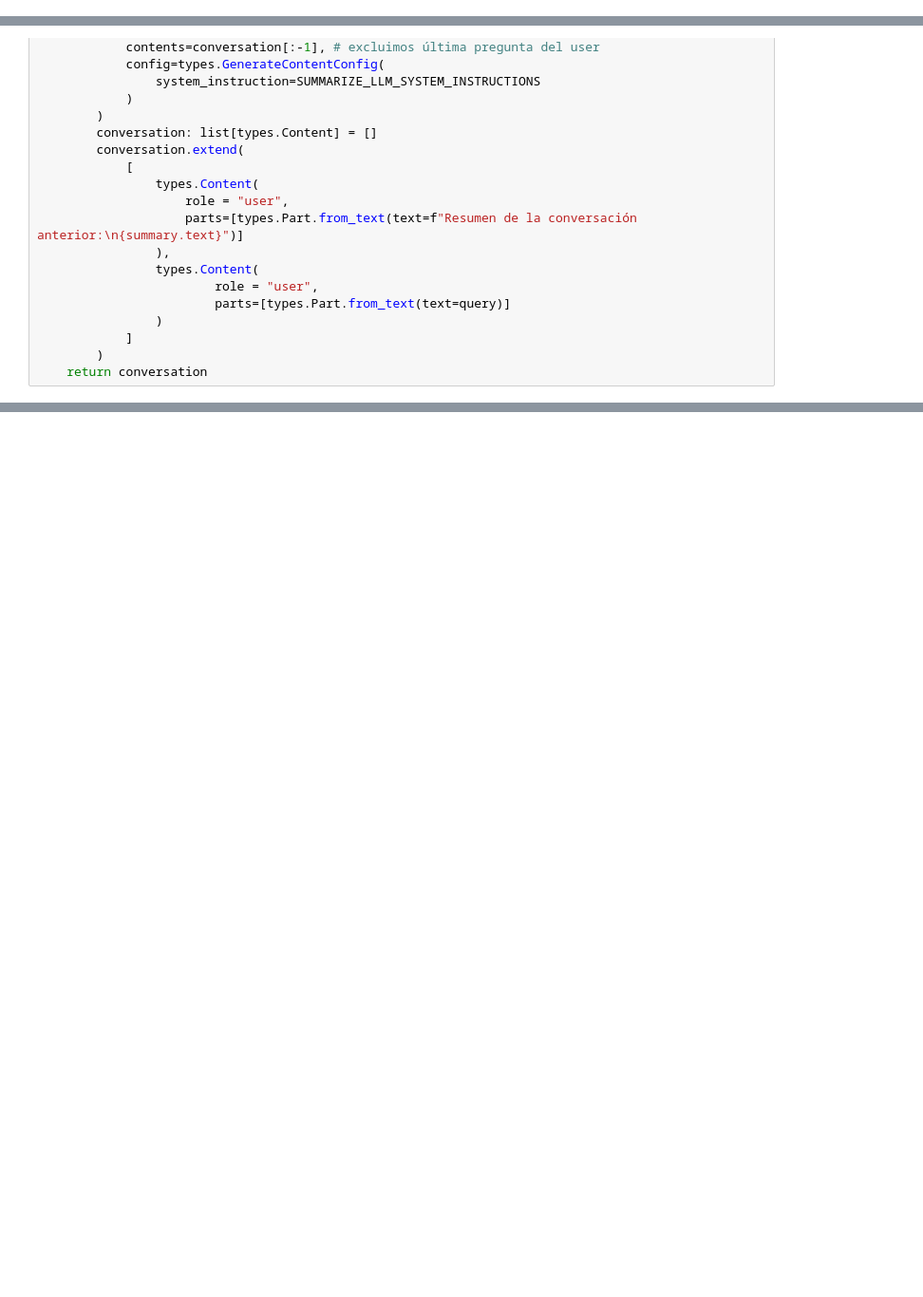
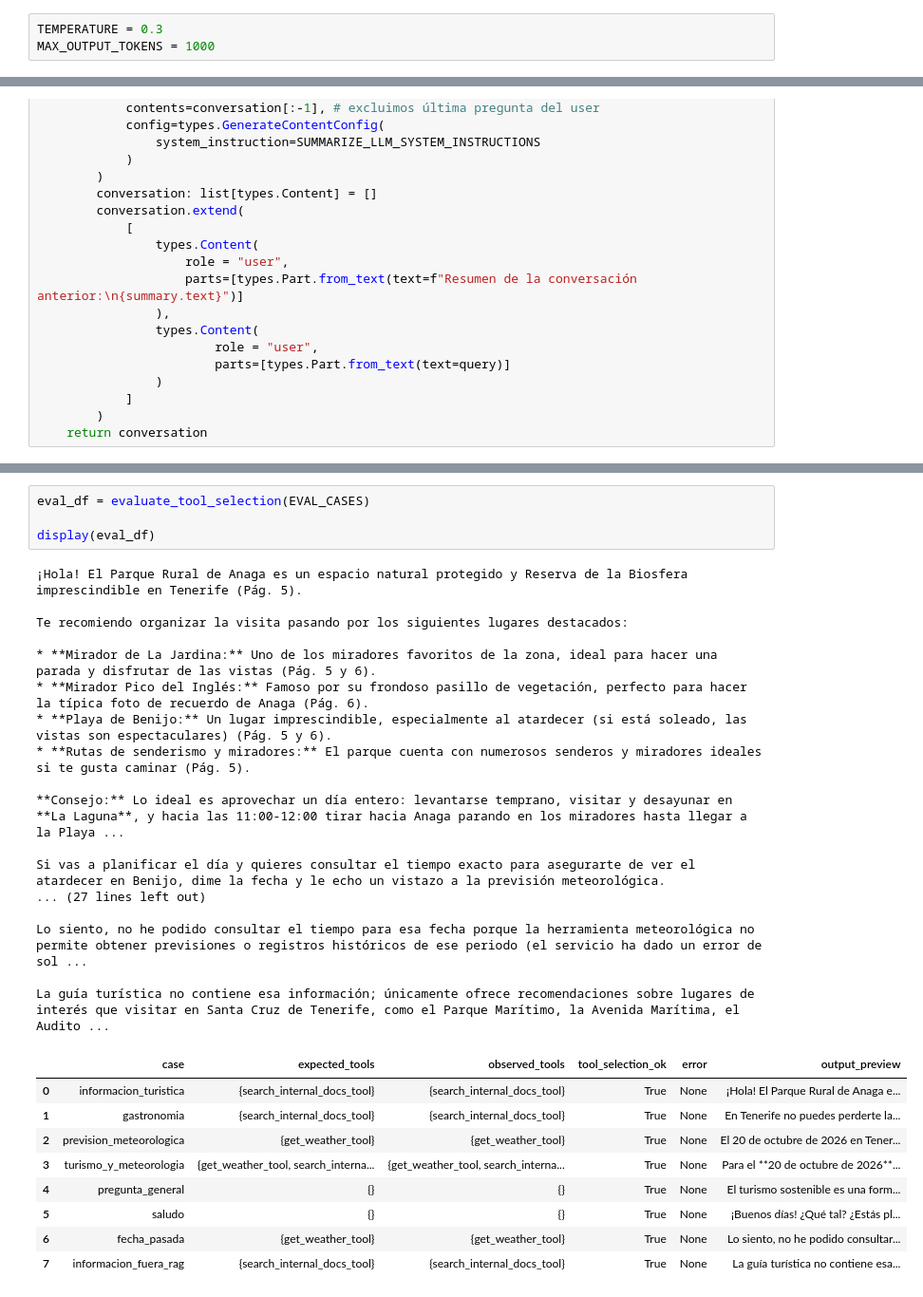
Before and after one commit to vgonzf04/pontia-llm-entrega-final, a Jupyter notebook: asistente_llm.ipynb, the cells around one changed output, grey strips where cells are left out. Shown at 95% size. Drawn from its saved outputs; the diff is of its cells as text; blank space fills up the shorter version.

Commit message:
evaluación + tool calling manual

```diff
--- a/asistente_llm.ipynb
+++ b/asistente_llm.ipynb
@@ -422,3 +458,6 @@ SUMMARIZE_LLM_SYSTEM_INSTRUCTIONS = """
+# %%
+TEMPERATURE = 0.3
+MAX_OUTPUT_TOKENS = 1000
 # %% [markdown]
 ## Control de historial
 # %%
@@ -548,0 +846,31 @@ for x in tool_logs:
+# %%
+eval_df = evaluate_tool_selection(EVAL_CASES)
+
+display(eval_df)
+# %% [output]
+¡Hola! El Parque Rural de Anaga es un espacio natural protegido y Reserva de la Biosfera imprescindible en Tenerife (Pág. 5).
+
+Te recomiendo organizar la visita pasando por los siguientes lugares destacados:
+
+* **Mirador de La Jardina:** Uno de los miradores favoritos de la zona, ideal para hacer una parada y disfrutar de las vistas (Pág. 5 y 6).
+* **Mirador Pico del Inglés:** Famoso por su frondoso pasillo de vegetación, perfecto para hacer la típica foto de recuerdo de Anaga (Pág. 6).
+* **Playa de Benijo:** Un lugar imprescindible, especialmente al atardecer (si está soleado, las vistas son espectaculares) (Pág. 5 y 6).
+* **Rutas de senderismo y miradores:** El parque cuenta con numerosos senderos y miradores ideales si te gusta caminar (Pág. 5).
+
+**Consejo:** Lo ideal es aprovechar un día entero: levantarse temprano, visitar y desayunar en **La Laguna**, y hacia las 11:00-12:00 tirar hacia Anaga parando en los miradores hasta llegar a la Playa ...
+
+Si vas a planificar el día y quieres consultar el tiempo exacto para asegurarte de ver el atardecer en Benijo, dime la fecha y le echo un vistazo a la previsión meteorológica.
+... (27 lines left out)
+
+Lo siento, no he podido consultar el tiempo para esa fecha porque la herramienta meteorológica no permite obtener previsiones o registros históricos de ese periodo (el servicio ha dado un error de sol ...
+
+La guía turística no contiene esa información; únicamente ofrece recomendaciones sobre lugares de interés que visitar en Santa Cruz de Tenerife, como el Parque Marítimo, la Avenida Marítima, el Audito ...
+|  | case | expected_tools | observed_tools | tool_selection_ok | error | output_preview |
+| 0 | informacion_turistica | {search_internal_docs_tool} | {search_internal_docs_tool} | True | None | ¡Hola! El Parque Rural de Anaga e... |
+| 1 | gastronomia | {search_internal_docs_tool} | {search_internal_docs_tool} | True | None | En Tenerife no puedes perderte la... |
+| 2 | prevision_meteorologica | {get_weather_tool} | {get_weather_tool} | True | None | El 20 de octubre de 2026 en Tener... |
+| 3 | turismo_y_meteorologia | {get_weather_tool, search_interna... | {get_weather_tool, search_interna... | True | None | Para el **20 de octubre de 2026**... |
+| 4 | pregunta_general | {} | {} | True | None | El turismo sostenible es una form... |
+| 5 | saludo | {} | {} | True | None | ¡Buenos días! ¿Qué tal? ¿Estás pl... |
+| 6 | fecha_pasada | {get_weather_tool} | {get_weather_tool} | True | None | Lo siento, no he podido consultar... |
+| 7 | informacion_fuera_rag | {search_internal_docs_tool} | {search_internal_docs_tool} | True | None | La guía turística no contiene esa... |
```
Also changed, not shown: parts of 14 cells of this notebook, 3 other files.
